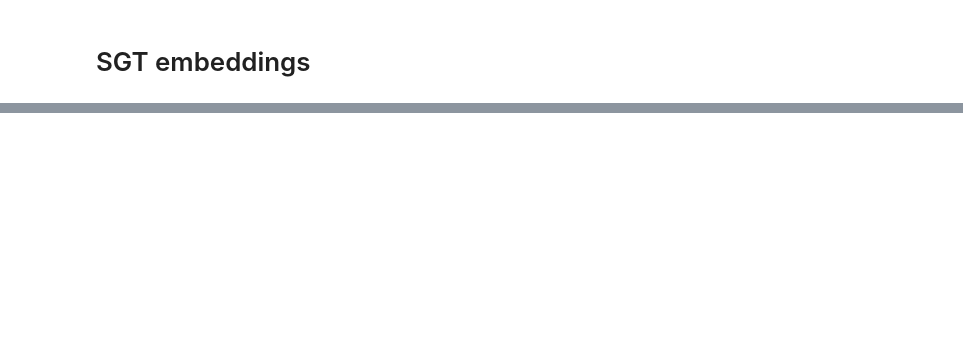
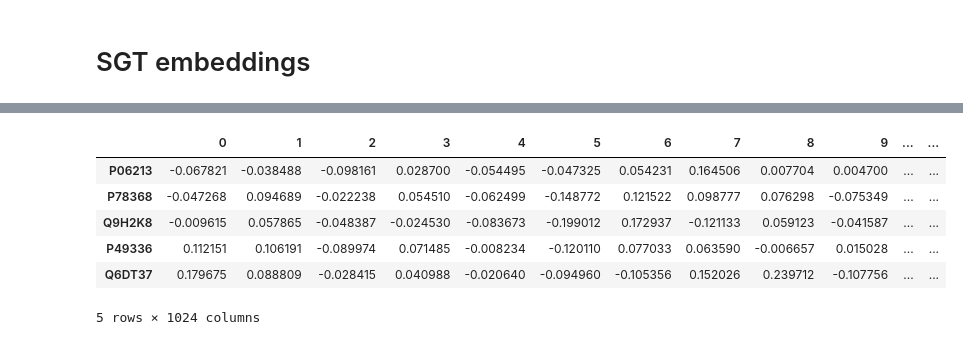
Before and after one commit to AkulAshray/dti_prediciton_project, a Jupyter notebook: Notebooks/embedding.ipynb, the cells around one changed output, grey strips where cells are left out. Cells and saved outputs as stored; diff of their text form; code cells hidden in the pictures; blank space fills up the shorter version.

```diff
--- a/Notebooks/embedding.ipynb
+++ b/Notebooks/embedding.ipynb
@@ -247,0 +105,10 @@ done with 17 indexed sequence
+# %%
+def elmo(sequence):
+    embedding = seqvec.embed_sentence(list(sequence))
+    protein_embd = torch.tensor(embedding).sum(dim=0).mean(dim=0).numpy()
+    return protein_embd
+# %%
+embed = elmo(seqlist[0])
+# %%
+dfconcat = pd.DataFrame(embed, columns=[sequences['target_id'][0]])
+dfconcat.head()
@@ -247,0 +122,6 @@ done with 17 indexed sequence
+# %%
+for ind in range(1, len(seqlist)):
+    encode = elmo(seqlist[ind])
+    df = pd.DataFrame(encode, columns=[sequences['target_id'][ind]])
+    dfconcat = pd.concat([dfconcat, df], axis=1)
+    print(f'done with {ind} indexed sequence')
@@ -247,0 +146,11 @@ done with 17 indexed sequence
+# %%
+elmo = dfconcat.T
+elmo.head()
+# %% [output]
+|  | 0 | 1 | 2 | 3 | 4 | 5 | 6 | 7 | 8 | 9 | ... | ... |
+| P06213 | -0.067821 | -0.038488 | -0.098161 | 0.028700 | -0.054495 | -0.047325 | 0.054231 | 0.164506 | 0.007704 | 0.004700 | ... | ... |
+| P78368 | -0.047268 | 0.094689 | -0.022238 | 0.054510 | -0.062499 | -0.148772 | 0.121522 | 0.098777 | 0.076298 | -0.075349 | ... | ... |
+| Q9H2K8 | -0.009615 | 0.057865 | -0.048387 | -0.024530 | -0.083673 | -0.199012 | 0.172937 | -0.121133 | 0.059123 | -0.041587 | ... | ... |
+| P49336 | 0.112151 | 0.106191 | -0.089974 | 0.071485 | -0.008234 | -0.120110 | 0.077033 | 0.063590 | -0.006657 | 0.015028 | ... | ... |
+| Q6DT37 | 0.179675 | 0.088809 | -0.028415 | 0.040988 | -0.020640 | -0.094960 | -0.105356 | 0.152026 | 0.239712 | -0.107756 | ... | ... |
+5 rows × 1024 columns
```
Also changed, not shown: parts of 71 cells of this notebook, 4 other files.
